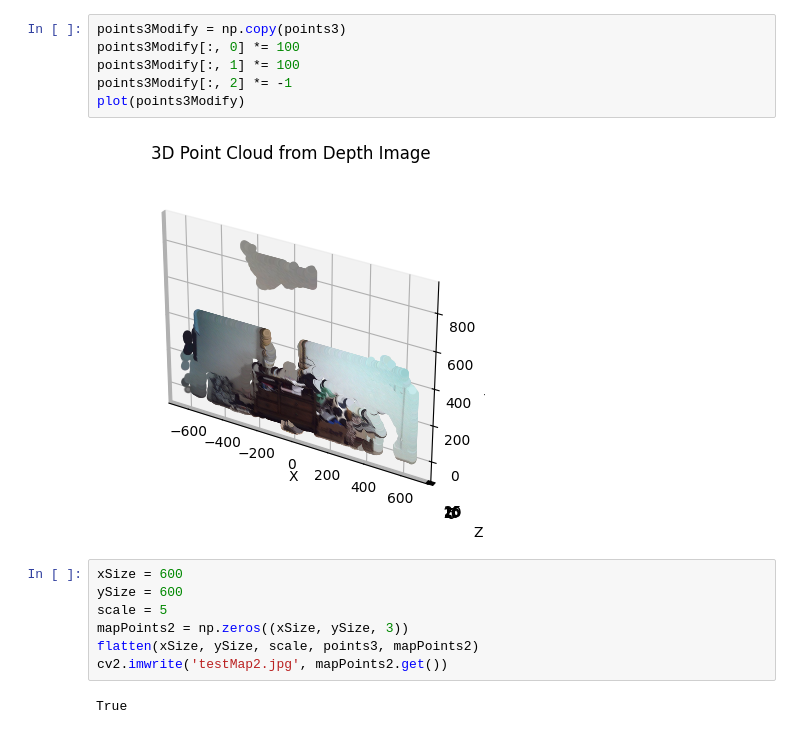
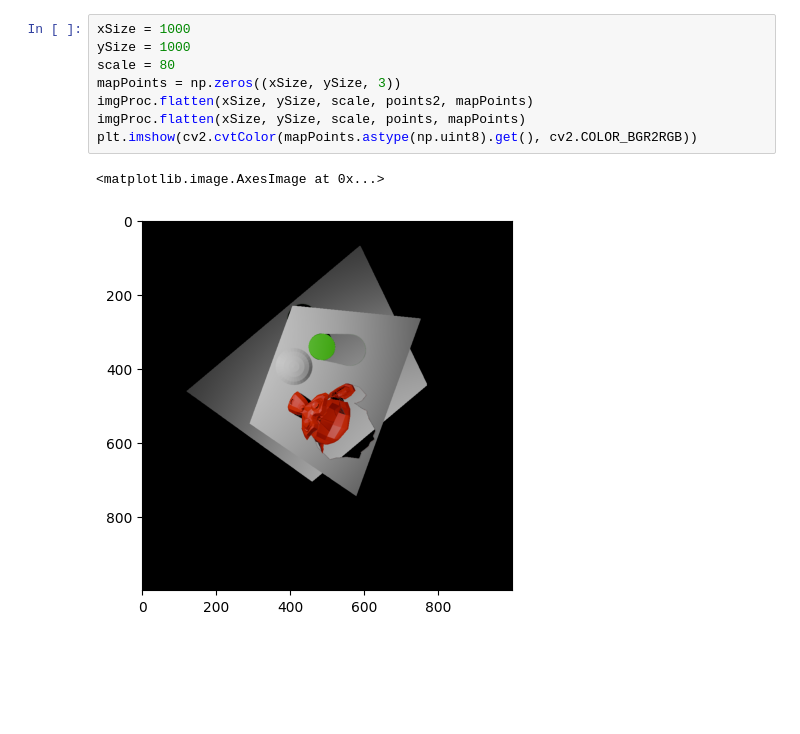
Before and after one commit to Skunkmeister/RoboRooter, a Jupyter notebook: CV/Notebooks/ImageProcessing.ipynb, the cells around one changed output. Drawn from its saved outputs; the diff is of its cells as text; blank space fills up the shorter version.

```diff
--- a/CV/Notebooks/ImageProcessing.ipynb
+++ b/CV/Notebooks/ImageProcessing.ipynb
@@ -107,17 +60,11 @@ points3 = depthToWorld(focalLength, cameraXYZ, cameraEuler, depthImageArray, col
-# %%
-points3Modify = np.copy(points3)
-points3Modify[:, 0] *= 100
-points3Modify[:, 1] *= 100
-points3Modify[:, 2] *= -1
-plot(points3Modify)
-# %% [output]
-[figure, removed]
-# %%
-xSize = 600
-ySize = 600
-scale = 5
-mapPoints2 = np.zeros((xSize, ySize, 3))
-flatten(xSize, ySize, scale, points3, mapPoints2)
-cv2.imwrite('testMap2.jpg', mapPoints2.get())
-# %% [output]
-True
+# %%
+xSize = 1000
+ySize = 1000
+scale = 80
+mapPoints = np.zeros((xSize, ySize, 3))
+imgProc.flatten(xSize, ySize, scale, points2, mapPoints)
+imgProc.flatten(xSize, ySize, scale, points, mapPoints)
+plt.imshow(cv2.cvtColor(mapPoints.astype(np.uint8).get(), cv2.COLOR_BGR2RGB))
+# %% [output]
+<matplotlib.image.AxesImage at 0x...>
+[figure, added]
```
Also changed, not shown: parts of 10 cells of this notebook, 2 other files.
